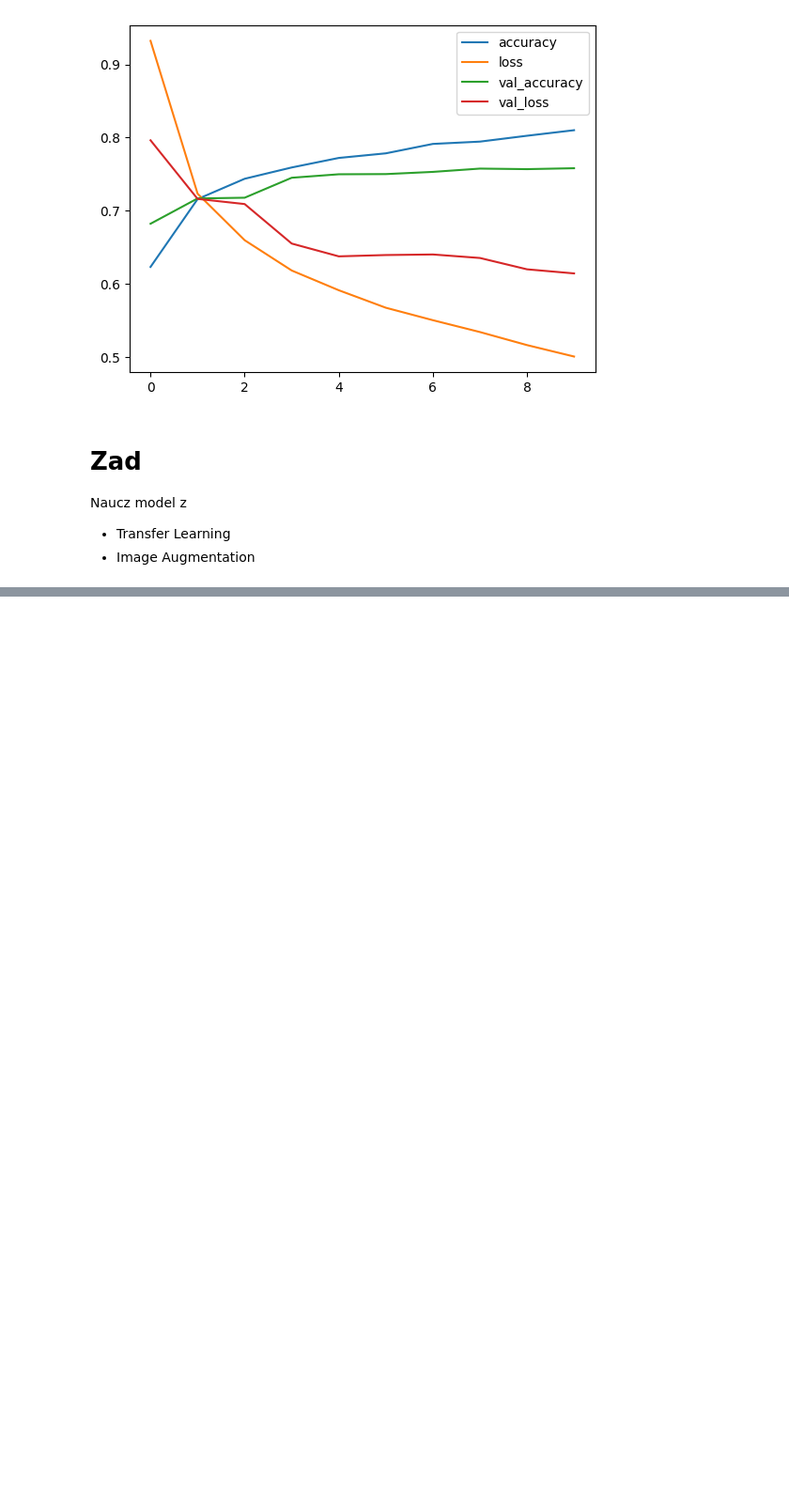
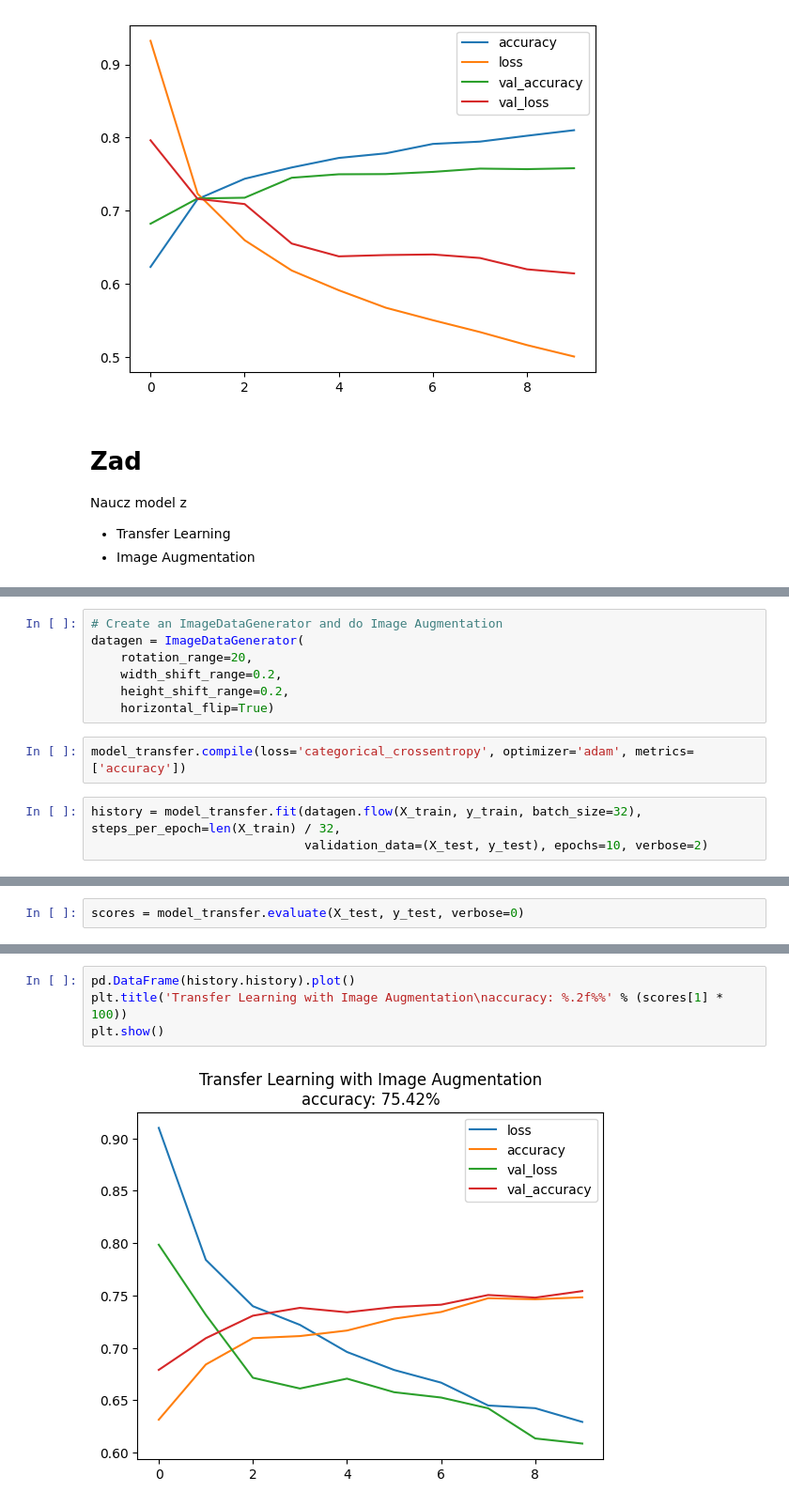
Before and after one commit to KrystianJachna/AI, a Jupyter notebook: cw12/AD_Z12_H_transfer_learning.ipynb, the cells around one changed output, grey strips where cells are left out. Shown at 94% size. Saved outputs shown, nothing was run; the diff lists cells and outputs as text; blank space fills up the shorter version.

```diff
--- a/cw12/AD_Z12_H_transfer_learning.ipynb
+++ b/cw12/AD_Z12_H_transfer_learning.ipynb
@@ -279,0 +301,12 @@ Naucz model z
+# %%
+# Create an ImageDataGenerator and do Image Augmentation
+datagen = ImageDataGenerator(
+    rotation_range=20,
+    width_shift_range=0.2,
+    height_shift_range=0.2,
+    horizontal_flip=True)
+# %%
+model_transfer.compile(loss='categorical_crossentropy', optimizer='adam', metrics=['accuracy'])
+# %%
+history = model_transfer.fit(datagen.flow(X_train, y_train, batch_size=32), steps_per_epoch=len(X_train) / 32,
+                             validation_data=(X_test, y_test), epochs=10, verbose=2)
@@ -279,0 +335,2 @@ Naucz model z
+# %%
+scores = model_transfer.evaluate(X_test, y_test, verbose=0)
@@ -279,0 +339,6 @@ Naucz model z
+# %%
+pd.DataFrame(history.history).plot()
+plt.title('Transfer Learning with Image Augmentation\naccuracy: %.2f%%' % (scores[1] * 100))
+plt.show()
+# %% [output]
+[figure, added]
```
Also changed, not shown: parts of 11 cells of this notebook.
